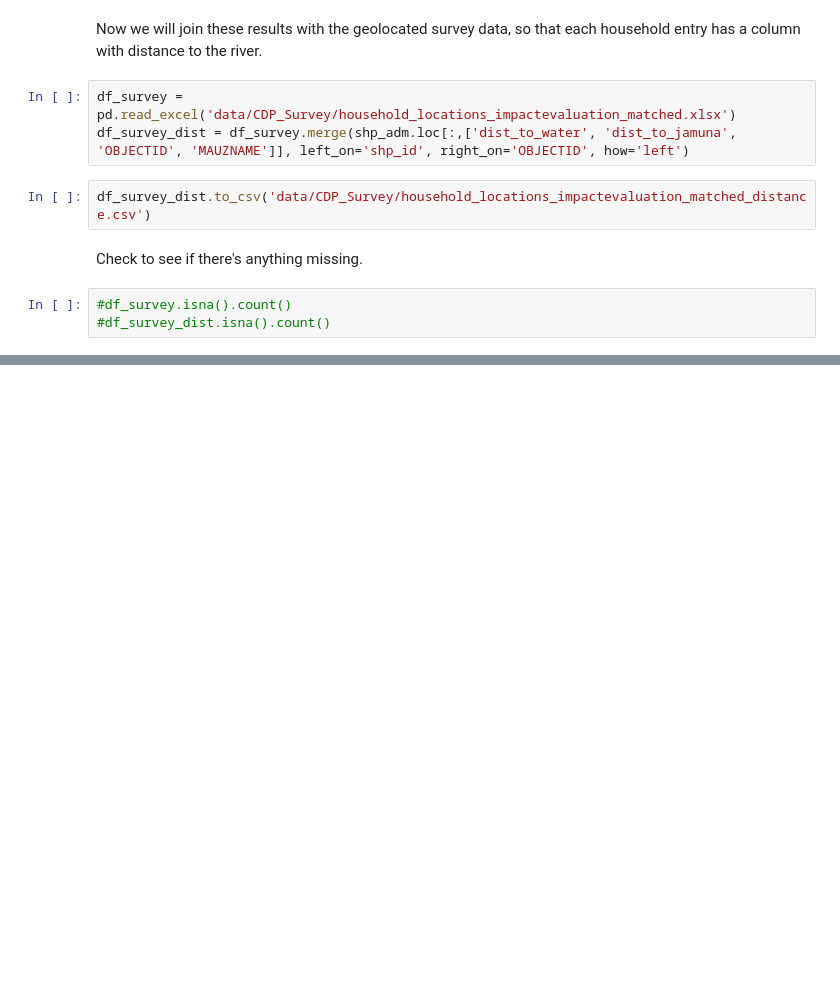
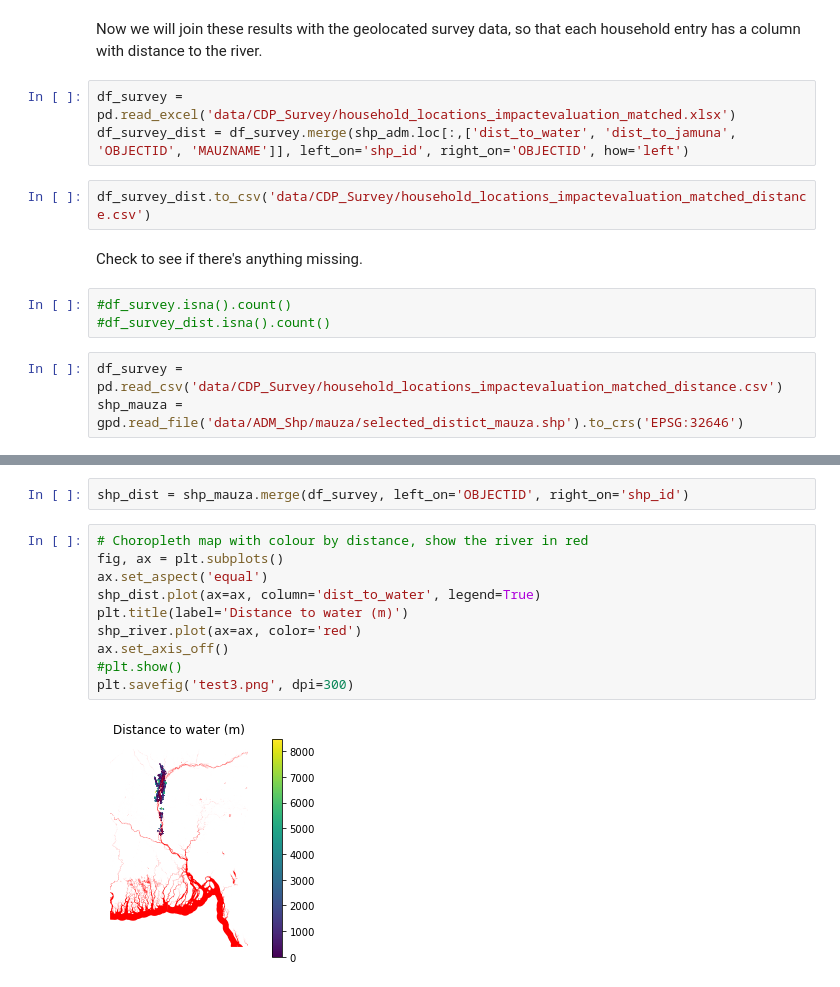
Before and after one commit to OCHA-DAP/pa-anticipatory-action, a Jupyter notebook: analyses/bangladesh/notebooks/20201204_RiverDistance.ipynb, the cells around one changed output, grey strips where cells are left out. Drawn from its saved outputs; the diff is of its cells as text; blank space fills up the shorter version.

```diff
--- a/analyses/bangladesh/notebooks/20201204_RiverDistance.ipynb
+++ b/analyses/bangladesh/notebooks/20201204_RiverDistance.ipynb
@@ -67,3 +67,6 @@ Check to see if there's anything missing.
 # %%
 #df_survey.isna().count()
 #df_survey_dist.isna().count()
+# %%
+df_survey = pd.read_csv('data/CDP_Survey/household_locations_impactevaluation_matched_distance.csv')
+shp_mauza = gpd.read_file('data/ADM_Shp/mauza/selected_distict_mauza.shp').to_crs('EPSG:32646')
@@ -69,0 +84,14 @@ Check to see if there's anything missing.
+# %%
+shp_dist = shp_mauza.merge(df_survey, left_on='OBJECTID', right_on='shp_id')
+# %%
+# Choropleth map with colour by distance, show the river in red
+fig, ax = plt.subplots()
+ax.set_aspect('equal')
+shp_dist.plot(ax=ax, column='dist_to_water', legend=True)
+plt.title(label='Distance to water (m)')
+shp_river.plot(ax=ax, color='red')
+ax.set_axis_off()
+#plt.show()
+plt.savefig('test3.png', dpi=300)
+# %% [output]
+[figure, added]
```
Also changed, not shown: parts of 1 cell of this notebook, 4 other files.
